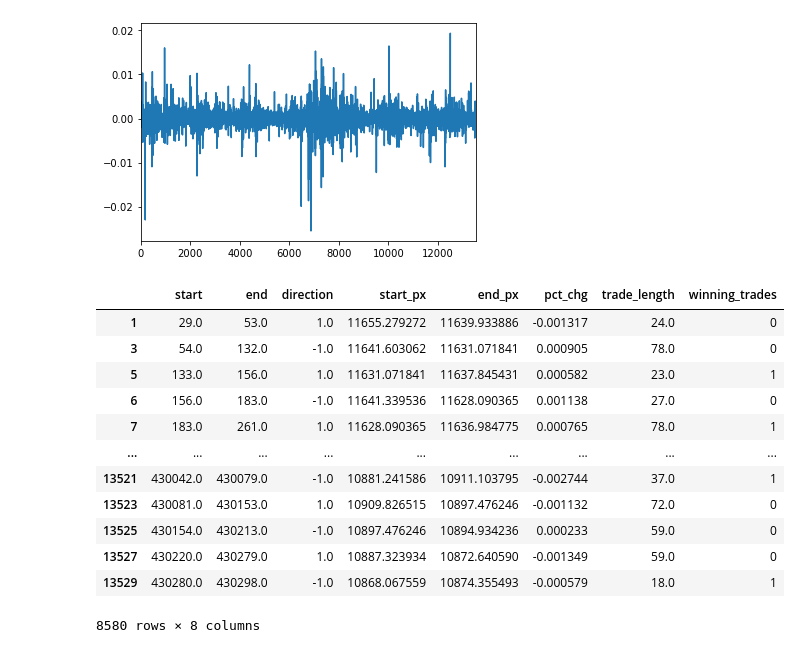
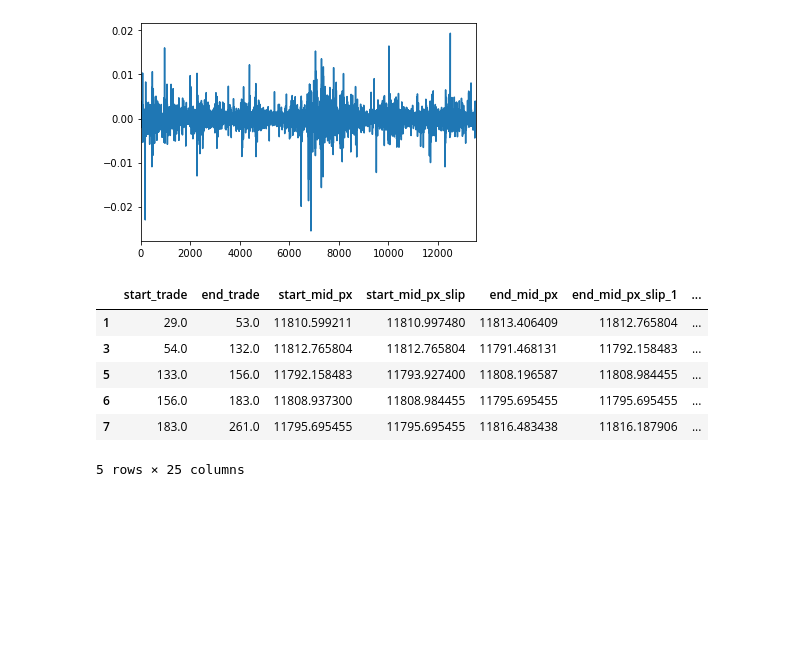
Before and after one commit to ociredef92/RL_Trader, a Jupyter notebook: Backtesting.ipynb, the cells around one changed output. Cells and saved outputs as stored; diff of their text form; code cells hidden in the pictures; blank space fills up the shorter version.

Commit message:
made improvemebts on the cost front, with gross, net and tr fees, slippage and spread impact calculated individually

```diff
--- a/Backtesting.ipynb
+++ b/Backtesting.ipynb
@@ -119,4 +120,0 @@ array([     0,     29,     53, ..., 430220, 430279, 430280])
-# %%
-df = df_simulated[3455:3568]
-df = df_simulated[29:53]
-df
@@ -152,5 +120,0 @@ df['Ask_Price'].values[-1], df['Ask_Price'].values[-3]
-# %%
-start_px = df['Ask_Price'].values[0]
-end_px = df['Bid_Price'].values[-1]
-trade_type = df['labels'].values[0]
-(((end_px - (end_px*trading_fee)) - (start_px+(start_px*trading_fee)))/(start_px+(start_px*trading_fee))) * trade_type # buy trade
@@ -159,5 +120,0 @@ trade_type = df['labels'].values[0]
-# %%
-start_px = df['px'].values[0]
-end_px = df['px'].values[-1]
-trade_type = df['labels'].values[0]
-((end_px - start_px)/start_px) * trade_type
@@ -227,7 +223,32 @@ IndexError: index 1 is out of bounds for axis 0 with size 1
 # %%
-df_trades_all = pd.DataFrame(trades, columns=['start_trade', 'end_trade', 'start_mid_px', 'end_mid_px','start_ask_px','end_ask_px','start_bid_px','end_bid_px', 'direction', 'gross_trade_return', 'net_trade_return', 'net_bbo_spread_return'])
+df_trades_all = pd.DataFrame(trades[1:],
+                            columns=[
+                                'start_trade',
+                                'end_trade',
+                                'start_mid_px',
+                                'start_mid_px_slip',
+                                'end_mid_px',
+                                'end_mid_px_slip_1',
+                                'end_mid_px_slip_2',
+                                'start_ask_px',
+                                'start_ask_px_slip',
+                                'end_ask_px',
+                                'end_ask_px_slip_1',
+                                'end_ask_px_slip_2',
+                                'start_bid_px',
+                                'start_bid_px_slip',
+                                'end_bid_px',
+                                'end_bid_px_slip_1',
+                                'end_bid_px_slip_2',
+                                'direction',
+                                'gross_trade_return',
+                                'fees_impact',
+                                'spread_impact',
+                                'slippage_impact',
+                                'net_return'
+                                ])
 df_trades_all['trade_length'] = df_trades_all['end_trade'] - df_trades_all['start_trade'] # how many periods a trade lasts
-df_trades_all['winning_net_trades'] = df_trades_all.apply(lambda x: 1 if x['net_trade_return']>0 else (-1 if x['net_trade_return']<0 else 0), axis=1) # flag for winning trades
+df_trades_all['winning_net_trades'] = df_trades_all.apply(lambda x: 1 if x['net_return']>0 else (-1 if x['net_return']<0 else 0), axis=1) # flag for winning trades
 # trades without "zeros" - used to calculate stats
 df_trades_in = df_trades_all[df_trades_all['direction'] != 0]
 df_trades_in['trade_length'].describe()
@@ -337,21 +318,15 @@ df_trades_all.head(30)
 <matplotlib.axes._subplots.AxesSubplot at 0x...>
 [figure]
 # %%
-df_trades_in
+df_trades_in.head()
 # %% [output]
-|  | start | end | direction | start_px | end_px | pct_chg | trade_length | winning_trades |
-| 1 | 29.0 | 53.0 | 1.0 | 11655.279272 | 11639.933886 | -0.001317 | 24.0 | 0 |
-| 3 | 54.0 | 132.0 | -1.0 | 11641.603062 | 11631.071841 | 0.000905 | 78.0 | 0 |
-| 5 | 133.0 | 156.0 | 1.0 | 11631.071841 | 11637.845431 | 0.000582 | 23.0 | 1 |
-| 6 | 156.0 | 183.0 | -1.0 | 11641.339536 | 11628.090365 | 0.001138 | 27.0 | 0 |
-| 7 | 183.0 | 261.0 | 1.0 | 11628.090365 | 11636.984775 | 0.000765 | 78.0 | 1 |
-| ... | ... | ... | ... | ... | ... | ... | ... | ... |
-| 13521 | 430042.0 | 430079.0 | -1.0 | 10881.241586 | 10911.103795 | -0.002744 | 37.0 | 1 |
-| 13523 | 430081.0 | 430153.0 | 1.0 | 10909.826515 | 10897.476246 | -0.001132 | 72.0 | 0 |
-| 13525 | 430154.0 | 430213.0 | -1.0 | 10897.476246 | 10894.934236 | 0.000233 | 59.0 | 0 |
-| 13527 | 430220.0 | 430279.0 | 1.0 | 10887.323934 | 10872.640590 | -0.001349 | 59.0 | 0 |
-| 13529 | 430280.0 | 430298.0 | -1.0 | 10868.067559 | 10874.355493 | -0.000579 | 18.0 | 1 |
+|  | start_trade | end_trade | start_mid_px | start_mid_px_slip | end_mid_px | end_mid_px_slip_1 | ... |
+| 1 | 29.0 | 53.0 | 11810.599211 | 11810.997480 | 11813.406409 | 11812.765804 | ... |
+| 3 | 54.0 | 132.0 | 11812.765804 | 11812.765804 | 11791.468131 | 11792.158483 | ... |
+| 5 | 133.0 | 156.0 | 11792.158483 | 11793.927400 | 11808.196587 | 11808.984455 | ... |
+| 6 | 156.0 | 183.0 | 11808.937300 | 11808.984455 | 11795.695455 | 11795.695455 | ... |
+| 7 | 183.0 | 261.0 | 11795.695455 | 11795.695455 | 11816.483438 | 11816.187906 | ... |
-8580 rows × 8 columns
+5 rows × 25 columns
 # %%
 # Plot long short trades distributions
 hist_trade_length = px.histogram(df_trades_in, x='trade_length', color='direction', title='<b>Trade length</b>')
```
Also changed, not shown: parts of 26 cells of this notebook.
